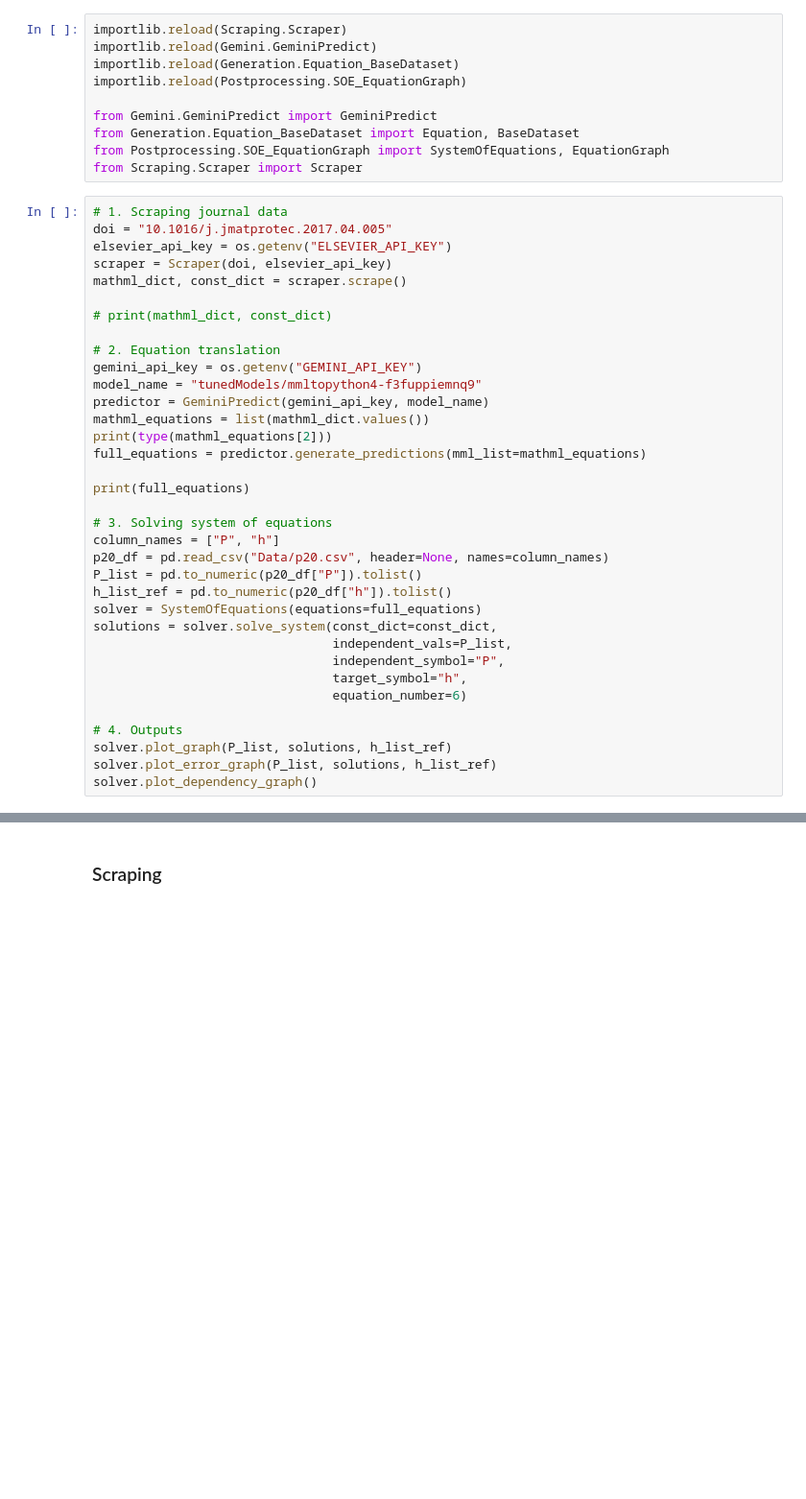
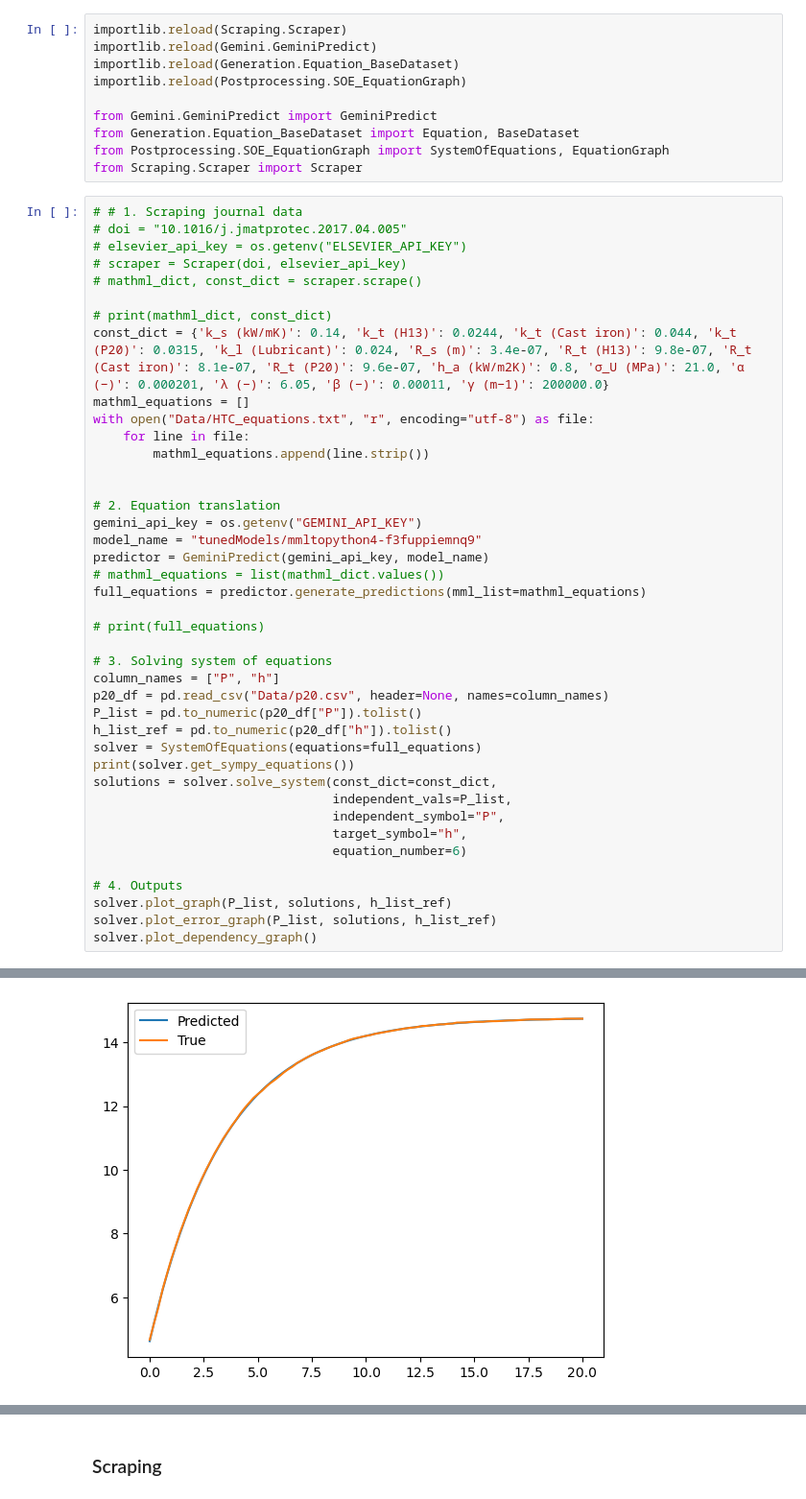
Before and after one commit to kyanjd/smart-scraper, a Jupyter notebook: src/paper_to_equation/test.ipynb, the cells around one changed output, grey strips where cells are left out. Shown at 96% size. Cells and saved outputs as stored; diff of their text form; blank space fills up the shorter version.

```diff
--- a/src/paper_to_equation/test.ipynb
+++ b/src/paper_to_equation/test.ipynb
@@ -23,23 +23,28 @@ from Generation.Equation_BaseDataset import Equation, BaseDataset
 from Postprocessing.SOE_EquationGraph import SystemOfEquations, EquationGraph
 from Scraping.Scraper import Scraper
 # %%
-# 1. Scraping journal data
-doi = "10.1016/j.jmatprotec.2017.04.005"
-elsevier_api_key = os.getenv("ELSEVIER_API_KEY")
-scraper = Scraper(doi, elsevier_api_key)
-mathml_dict, const_dict = scraper.scrape()
+# # 1. Scraping journal data
+# doi = "10.1016/j.jmatprotec.2017.04.005"
+# elsevier_api_key = os.getenv("ELSEVIER_API_KEY")
+# scraper = Scraper(doi, elsevier_api_key)
+# mathml_dict, const_dict = scraper.scrape()
 
 # print(mathml_dict, const_dict)
+const_dict = {'k_s (kW/mK)': 0.14, 'k_t (H13)': 0.0244, 'k_t (Cast iron)': 0.044, 'k_t (P20)': 0.0315, 'k_l (Lubricant)': 0.024, 'R_s (m)': 3.4e-07, 'R_t (H13)': 9.8e-07, 'R_t (Cast iron)': 8.1e-07, 'R_t (P20)': 9.6e-07, 'h_a (kW/m2K)': 0.8, 'σ_U (MPa)': 21.0, 'α (−)': 0.000201, 'λ (−)': 6.05, 'β (−)': 0.00011, 'γ (m−1)': 200000.0}
+mathml_equations = []
+with open("Data/HTC_equations.txt", "r", encoding="utf-8") as file:
+    for line in file:
+        mathml_equations.append(line.strip())
+
 
 # 2. Equation translation
 gemini_api_key = os.getenv("GEMINI_API_KEY")
 model_name = "tunedModels/mmltopython4-f3fuppiemnq9"
 predictor = GeminiPredict(gemini_api_key, model_name)
-mathml_equations = list(mathml_dict.values())
-print(type(mathml_equations[2]))
+# mathml_equations = list(mathml_dict.values())
 full_equations = predictor.generate_predictions(mml_list=mathml_equations)
 
-print(full_equations)
+# print(full_equations)
 
 # 3. Solving system of equations
 column_names = ["P", "h"]
@@ -47,6 +52,7 @@ p20_df = pd.read_csv("Data/p20.csv", header=None, names=column_names)
 P_list = pd.to_numeric(p20_df["P"]).tolist()
 h_list_ref = pd.to_numeric(p20_df["h"]).tolist()
 solver = SystemOfEquations(equations=full_equations)
+print(solver.get_sympy_equations())
 solutions = solver.solve_system(const_dict=const_dict,
                                 independent_vals=P_list,
                                 independent_symbol="P",
@@ -57,3 +63,4 @@ solutions = solver.solve_system(const_dict=const_dict,
 solver.plot_graph(P_list, solutions, h_list_ref)
 solver.plot_error_graph(P_list, solutions, h_list_ref)
 solver.plot_dependency_graph()
+# %% [output]
@@ -59,0 +69 @@ solver.plot_dependency_graph()
+[figure, added]
```
Also changed, not shown: parts of 4 cells of this notebook, 2 other files.
